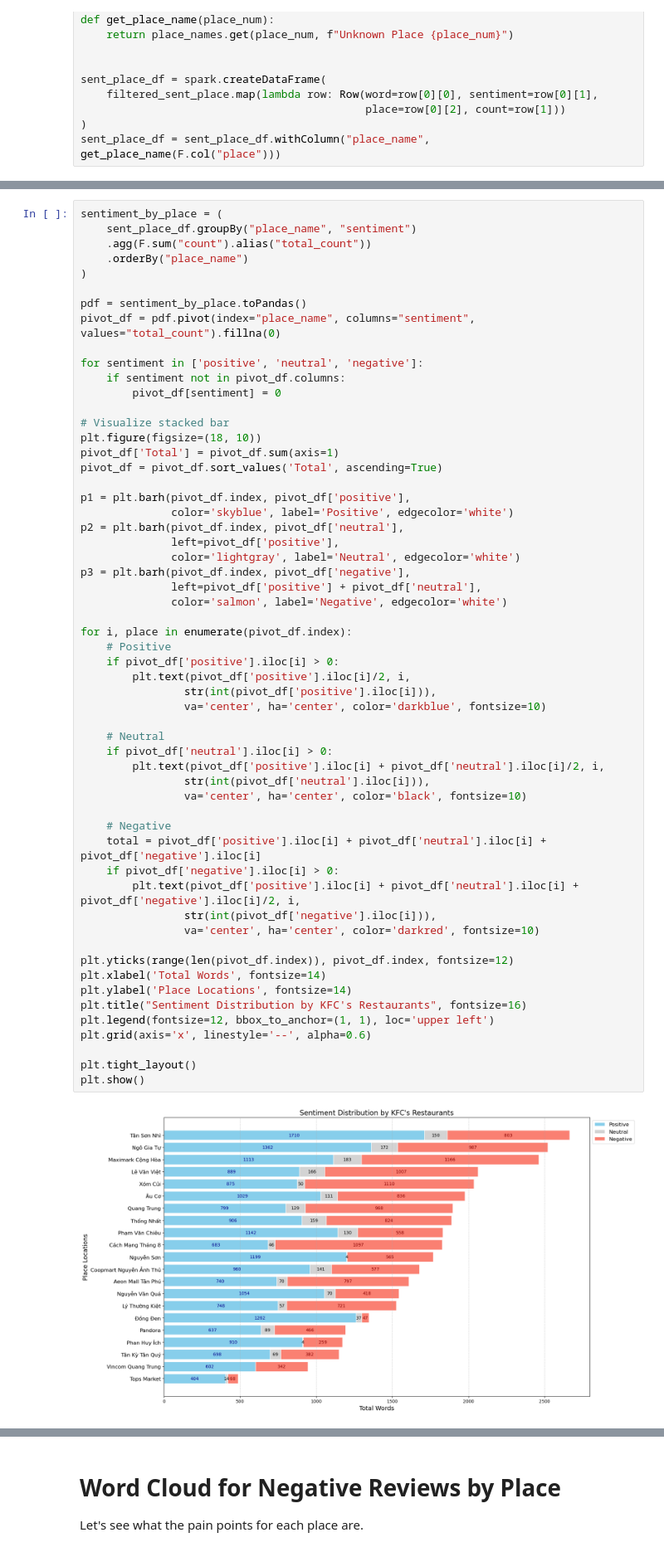
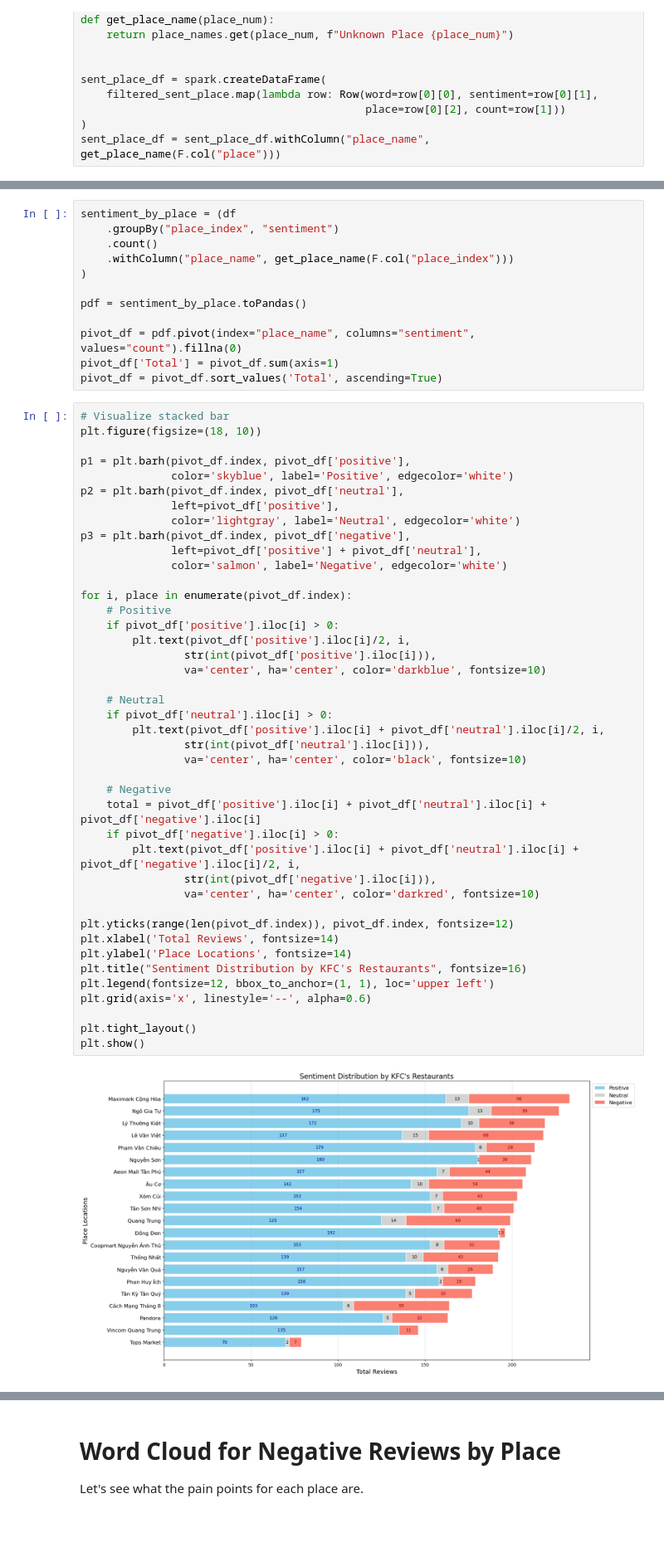
Before and after one commit to Ngoc-Cac/kfc-reviews-with-bigdata, a Jupyter notebook: sentiment_analysis/eda_2.ipynb, the cells around one changed output, grey strips where cells are left out. Shown at 83% size. Saved outputs shown, nothing was run; the diff lists cells and outputs as text; blank space fills up the shorter version.

Commit message:
added graphs

```diff
--- a/sentiment_analysis/eda_2.ipynb
+++ b/sentiment_analysis/eda_2.ipynb
@@ -122,21 +122,18 @@ sent_place_df = sent_place_df.withColumn("place_name", get_place_name(F.col("pla
+# %%
+sentiment_by_place = (df
+    .groupBy("place_index", "sentiment")
+    .count()
+    .withColumn("place_name", get_place_name(F.col("place_index")))
+)
+
+pdf = sentiment_by_place.toPandas()
+
+pivot_df = pdf.pivot(index="place_name", columns="sentiment", values="count").fillna(0)
+pivot_df['Total'] = pivot_df.sum(axis=1)
+pivot_df = pivot_df.sort_values('Total', ascending=True)
 # %%
-sentiment_by_place = (
-    sent_place_df.groupBy("place_name", "sentiment")
-    .agg(F.sum("count").alias("total_count"))
-    .orderBy("place_name")
-)
-
-pdf = sentiment_by_place.toPandas()
-pivot_df = pdf.pivot(index="place_name", columns="sentiment", values="total_count").fillna(0)
-
-for sentiment in ['positive', 'neutral', 'negative']:
-    if sentiment not in pivot_df.columns:
-        pivot_df[sentiment] = 0
-
 # Visualize stacked bar
 plt.figure(figsize=(18, 10))
-pivot_df['Total'] = pivot_df.sum(axis=1)
-pivot_df = pivot_df.sort_values('Total', ascending=True)
 
 p1 = plt.barh(pivot_df.index, pivot_df['positive'],
               color='skyblue', label='Positive', edgecolor='white')
@@ -149,32 +146,32 @@ p3 = plt.barh(pivot_df.index, pivot_df['negative'],
 
 for i, place in enumerate(pivot_df.index):
     # Positive
     if pivot_df['positive'].iloc[i] > 0:
         plt.text(pivot_df['positive'].iloc[i]/2, i,
                 str(int(pivot_df['positive'].iloc[i])),
                 va='center', ha='center', color='darkblue', fontsize=10)
 
     # Neutral
     if pivot_df['neutral'].iloc[i] > 0:
         plt.text(pivot_df['positive'].iloc[i] + pivot_df['neutral'].iloc[i]/2, i,
                 str(int(pivot_df['neutral'].iloc[i])),
                 va='center', ha='center', color='black', fontsize=10)
 
     # Negative
     total = pivot_df['positive'].iloc[i] + pivot_df['neutral'].iloc[i] + pivot_df['negative'].iloc[i]
     if pivot_df['negative'].iloc[i] > 0:
         plt.text(pivot_df['positive'].iloc[i] + pivot_df['neutral'].iloc[i] + pivot_df['negative'].iloc[i]/2, i,
                 str(int(pivot_df['negative'].iloc[i])),
                 va='center', ha='center', color='darkred', fontsize=10)
 
 plt.yticks(range(len(pivot_df.index)), pivot_df.index, fontsize=12)
-plt.xlabel('Total Words', fontsize=14)
+plt.xlabel('Total Reviews', fontsize=14)
 plt.ylabel('Place Locations', fontsize=14)
 plt.title("Sentiment Distribution by KFC's Restaurants", fontsize=16)
 plt.legend(fontsize=12, bbox_to_anchor=(1, 1), loc='upper left')
 plt.grid(axis='x', linestyle='--', alpha=0.6)
 
 plt.tight_layout()
 plt.show()
 # %% [output]
-[figure, old version]
+[figure, new version]
```
Also changed, not shown: parts of 2 cells of this notebook.
